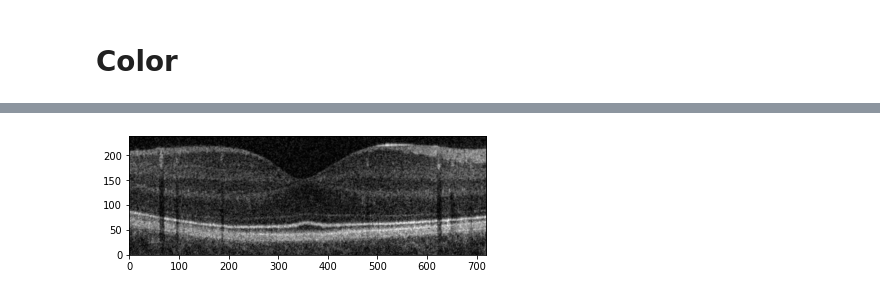
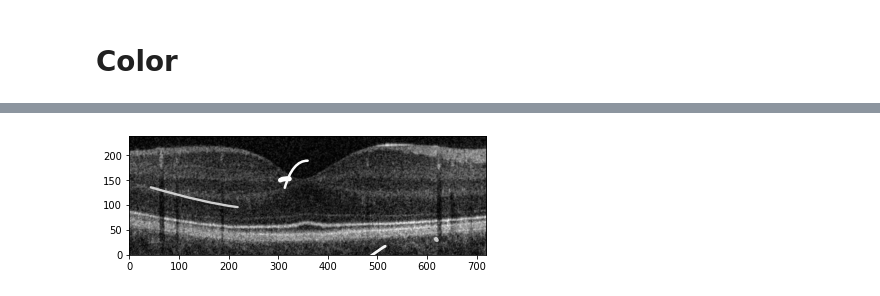
Before and after one commit to Will-H007/Camouflage-Worms, a Jupyter notebook: CamoWorms/CamoWorms.ipynb, the cells around one changed output, grey strips where cells are left out. Saved outputs shown, nothing was run; the diff lists cells and outputs as text; code cells hidden in the pictures.

```diff
--- a/CamoWorms/CamoWorms.ipynb
+++ b/CamoWorms/CamoWorms.ipynb
@@ -513,8 +507,11 @@ def color_cost(image, worm_index, clew):
 # %%
-plt.imshow(image,  cmap='gray')
-plt.gca().invert_yaxis()
+# plt.imshow(image,  cmap='gray')
+# plt.gca().invert_yaxis()
+drawing = Drawing(image)
+drawing.add_worms(clew)
+drawing.show()
 # %% [output]
-[figure, old version]
+[figure, new version]
 # %%
 color_cost(image, 5, clew)
 # %% [output]
```
Also changed, not shown: parts of 13 cells of this notebook, 6 other files.
